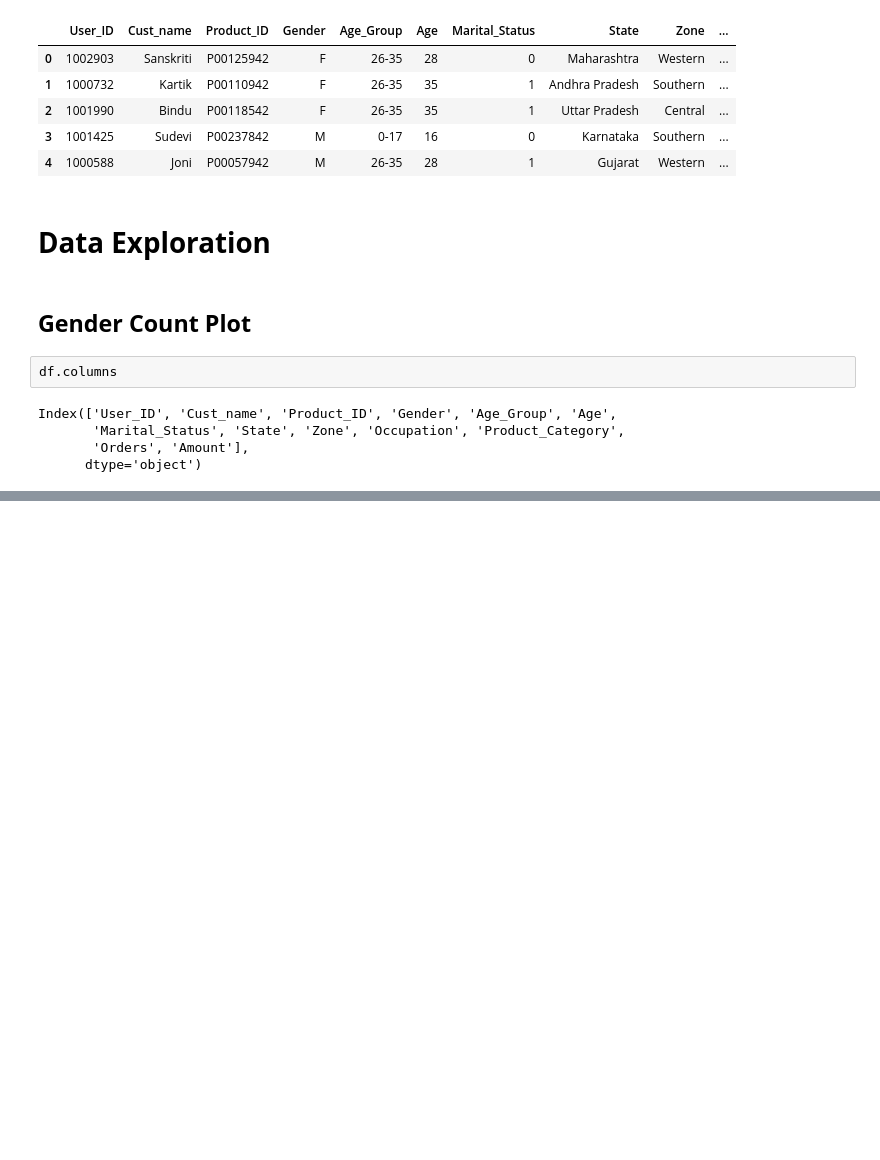
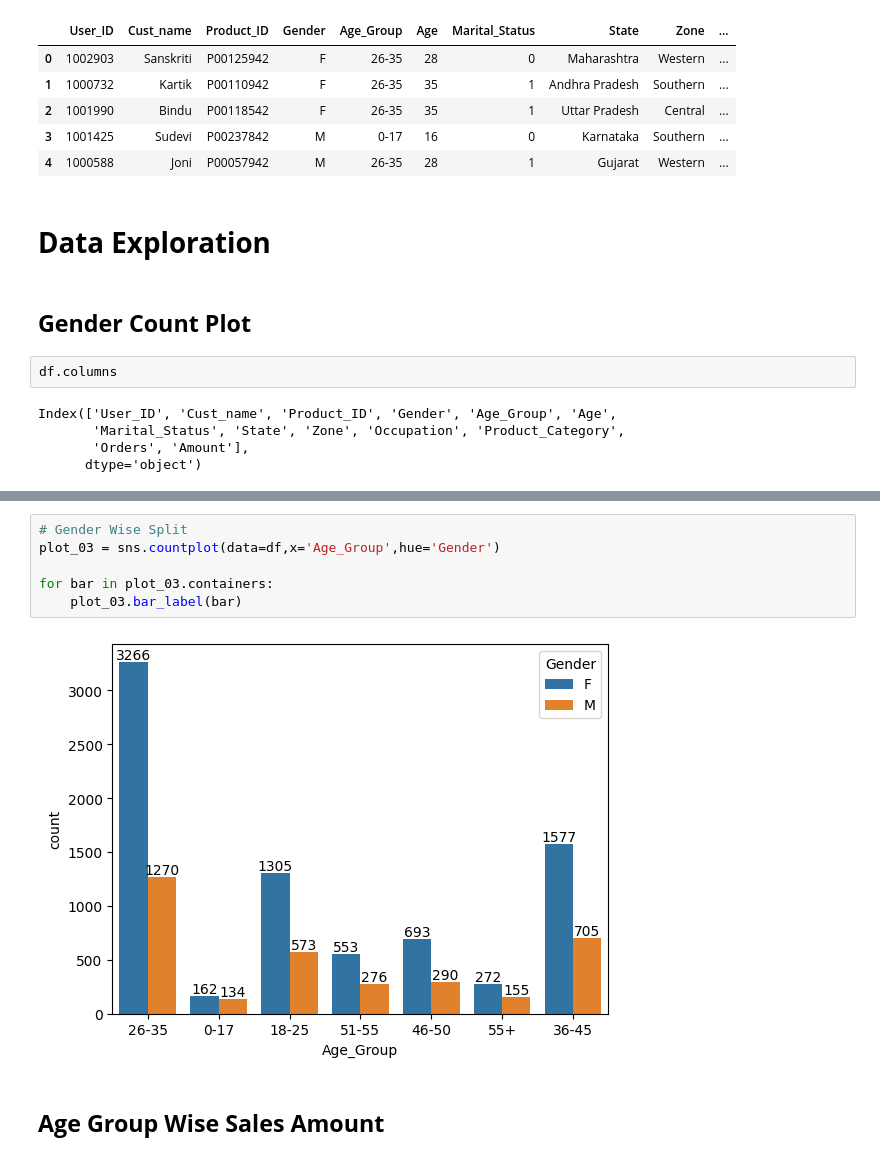
Before and after one commit to akshayyewle/Data-Analytics, a Jupyter notebook: 03 Data Analysis Project - Rishabh Mishra/Diwali Sales Analysis.ipynb, the cells around one changed output, grey strips where cells are left out. Saved outputs shown, nothing was run; the diff lists cells and outputs as text; blank space fills up the shorter version.

```diff
--- a/03 Data Analysis Project - Rishabh Mishra/Diwali Sales Analysis.ipynb
+++ b/03 Data Analysis Project - Rishabh Mishra/Diwali Sales Analysis.ipynb
@@ -314,0 +364,10 @@ sns.countplot(data=df,x='Gender')
+# %%
+# Gender Wise Split
+plot_03 = sns.countplot(data=df,x='Age_Group',hue='Gender')
+
+for bar in plot_03.containers:
+    plot_03.bar_label(bar)
+# %% [output]
+[figure, added]
+# %% [markdown]
+## **Age Group Wise Sales Amount**
```
Also changed, not shown: parts of 35 cells of this notebook.
